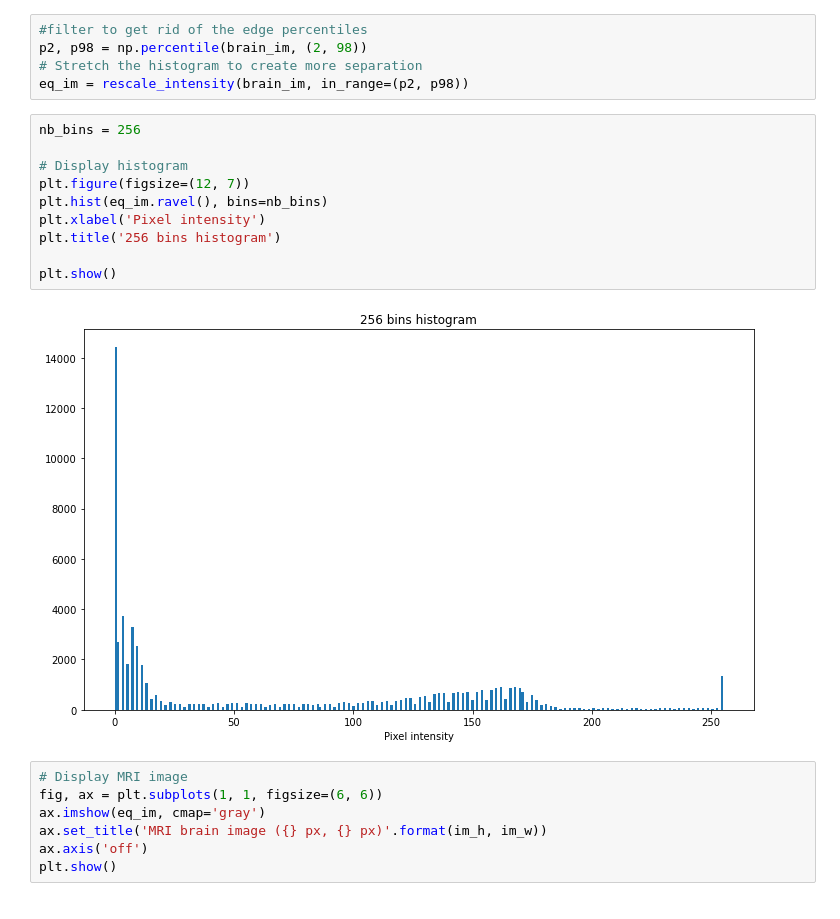
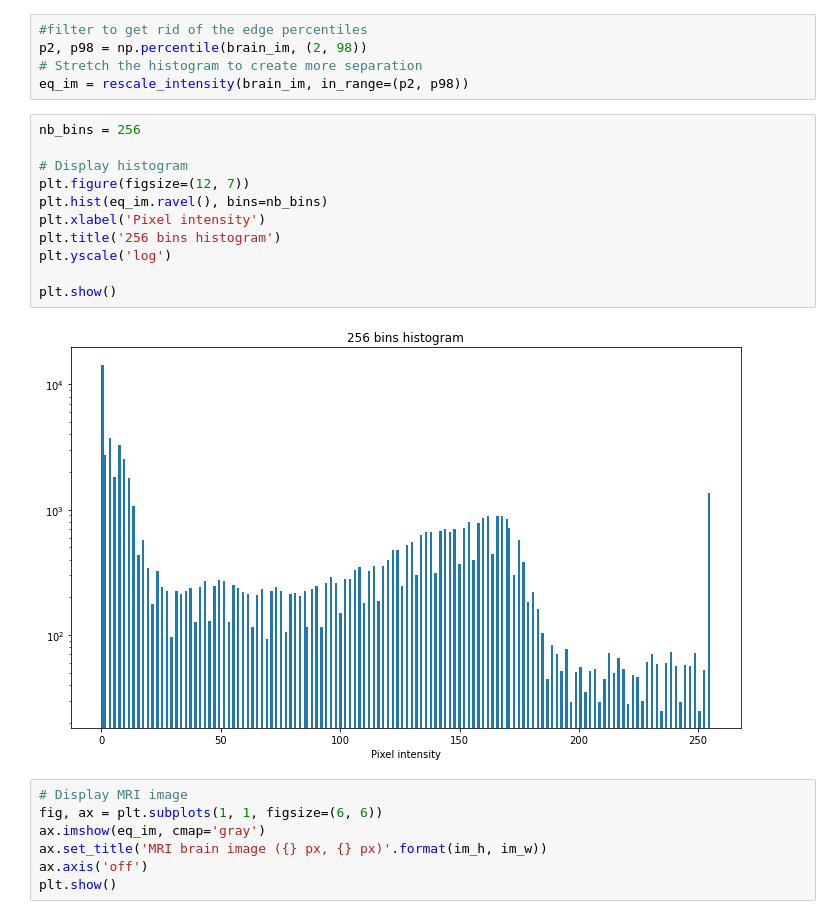
Before and after one commit to benhaj/ImageAnalysisPatternRecognition-labs, a Jupyter notebook: labs/lab_01_Segmentation_Final_version.ipynb, the cells around one changed output. Drawn from its saved outputs; the diff is of its cells as text.

```diff
--- a/labs/lab_01_Segmentation_Final_version.ipynb
+++ b/labs/lab_01_Segmentation_Final_version.ipynb
@@ -248,15 +233,16 @@ eq_im = rescale_intensity(brain_im, in_range=(p2, p98))
 # %%
 nb_bins = 256
 
 # Display histogram
 plt.figure(figsize=(12, 7))
 plt.hist(eq_im.ravel(), bins=nb_bins)
 plt.xlabel('Pixel intensity')
 plt.title('256 bins histogram')
+plt.yscale('log')
 
 plt.show()
 # %% [output]
-[figure, old version]
+[figure, new version]
 # %%
 # Display MRI image
 fig, ax = plt.subplots(1, 1, figsize=(6, 6))
```
Also changed, not shown: parts of 8 cells of this notebook.
